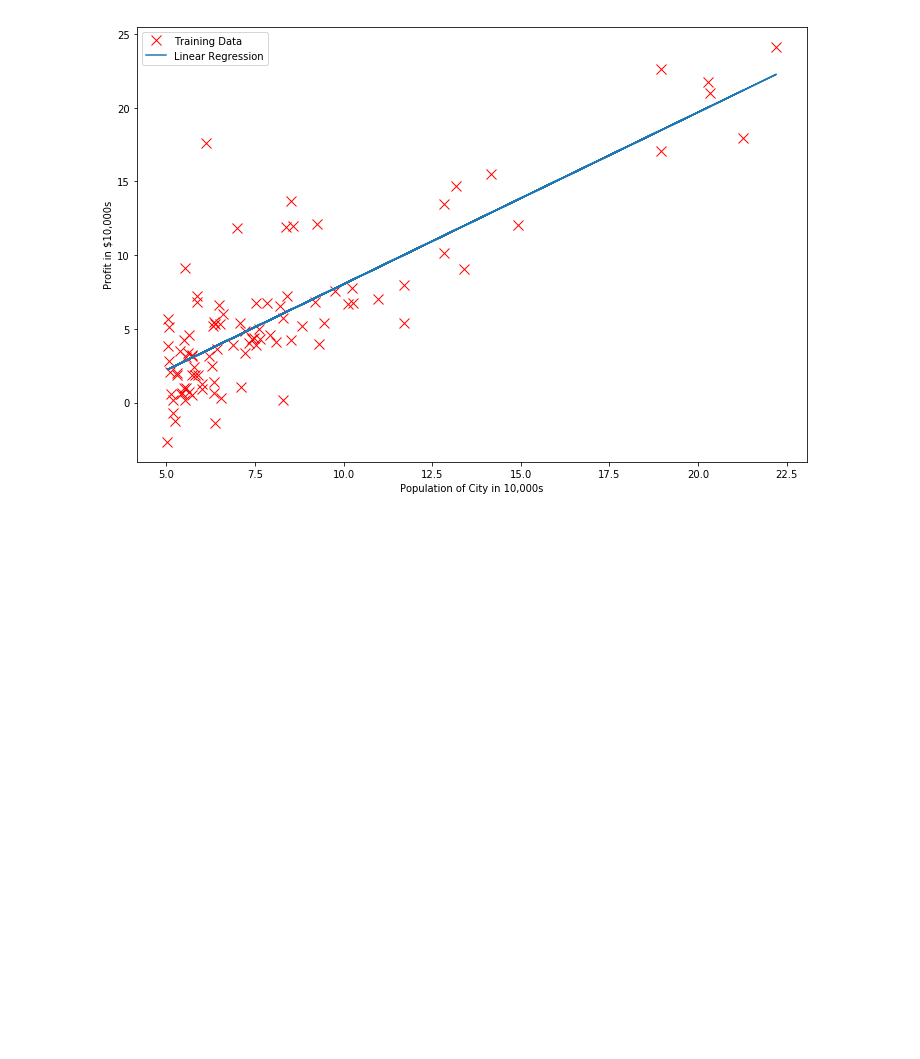
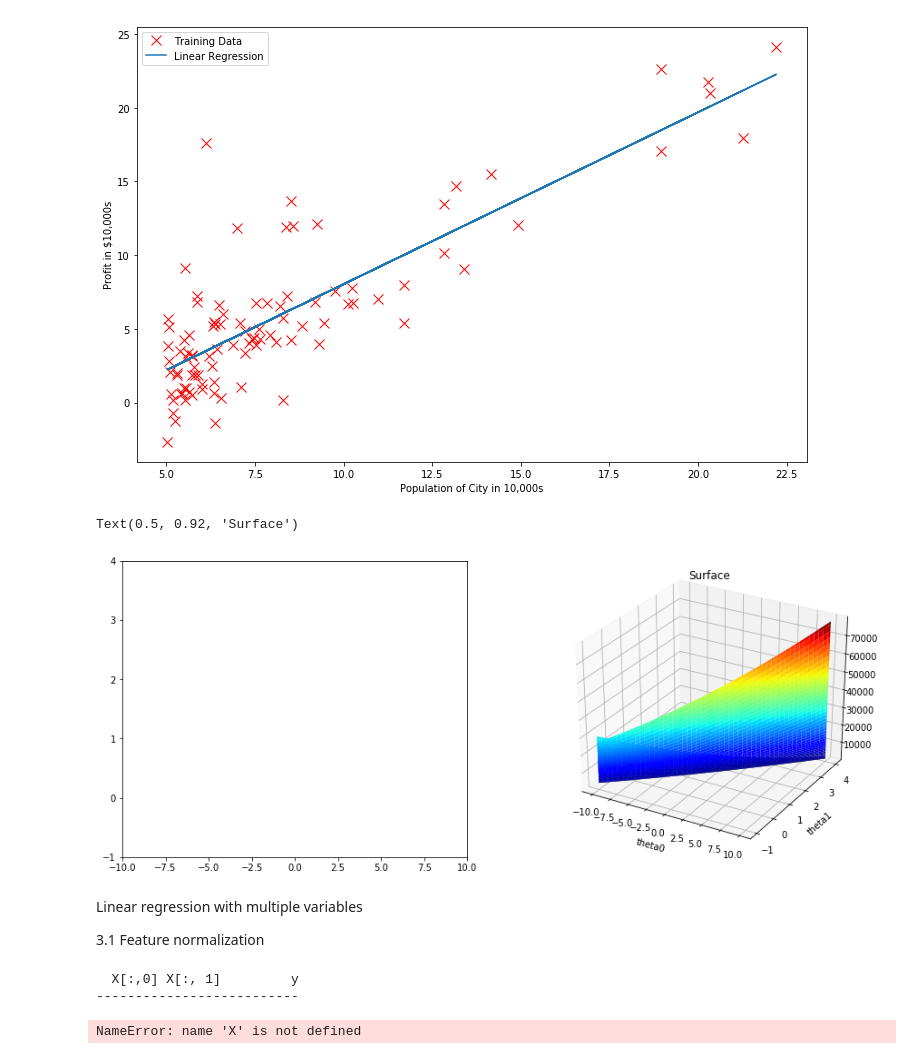
Before and after one commit to chriscross00/ML_Ng, a Jupyter notebook: ML_ex1/ex1_lab.ipynb, the cells around one changed output. Cells and saved outputs as stored; diff of their text form; code cells hidden in the pictures; blank space fills up the shorter version.

Commit message:
finished single variable LR

```diff
--- a/ML_ex1/ex1_lab.ipynb
+++ b/ML_ex1/ex1_lab.ipynb
@@ -91,3 +98,46 @@ plt.legend(['Training Data', 'Linear Regression'])
 # %% [output]
 <matplotlib.legend.Legend at 0x...>
 [figure]
+# %%
+theta0 = np.linspace(-10, 10, 100)
+theta1 = np.linspace(-1, 4, 100)
+
+J_val = np.zeros((len(theta0), len(theta1)))
+
+for i, a in enumerate(theta0):
+    for j, b in enumerate(theta1):
+        J_val[i, j] = compute_cost(x, y, [a, b])
+
+J_val = J_val.T
+
+fig = plt.figure(figsize=(15,6))
+ax1 = fig.add_subplot(121)
+ax2 = fig.add_subplot(122, projection='3d')
+
+
+ax1.contour(theta0, theta1, J_val, levels=np.logspace(-2, 3, 20), cmap=plt.cm.jet)
+
+ax2.plot_surface(theta0, theta1, J_val, cmap = plt.cm.jet)
+plt.xlabel('theta0')
+plt.ylabel('theta1')
+plt.title('Surface')
+# %% [output]
+Text(0.5, 0.92, 'Surface')
+[figure, added]
+# %% [markdown]
+Linear regression with multiple variables
+
+3.1 Feature normalization
+# %%
+data2 = np.genfromtxt('ex1data2.txt', delimiter=',')
+
+data2.shape
+#print(data2)
+
+x2 = data2[:, :2]
+y2 = data2[:, -1]
+m = y.size
+# %% [output]
+  X[:,0] X[:, 1]         y
+--------------------------
+NameError: name 'X' is not defined
```
Also changed, not shown: parts of 5 cells of this notebook.
